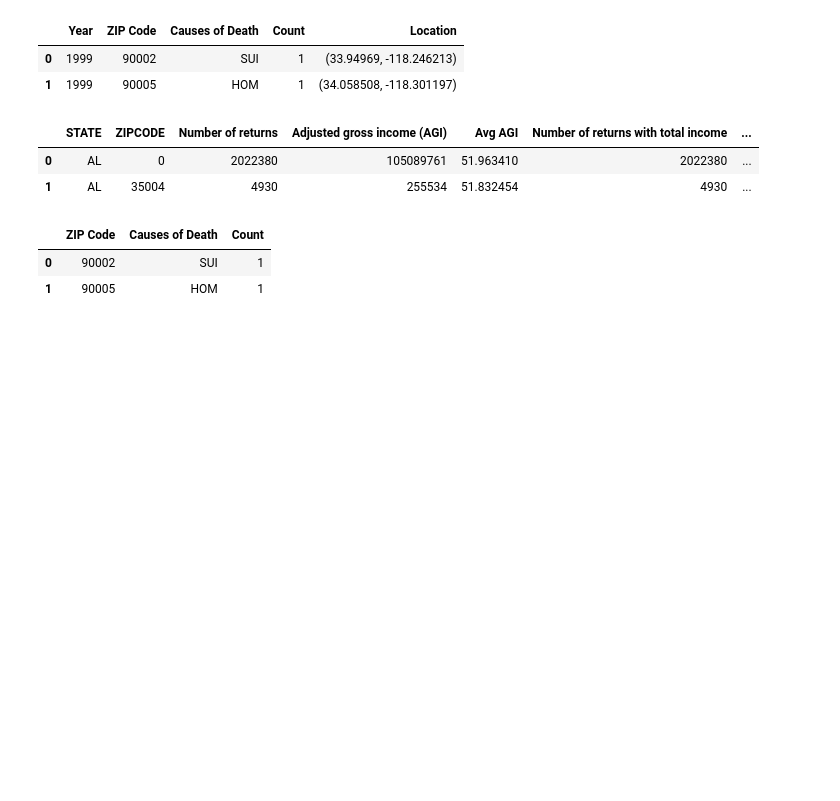
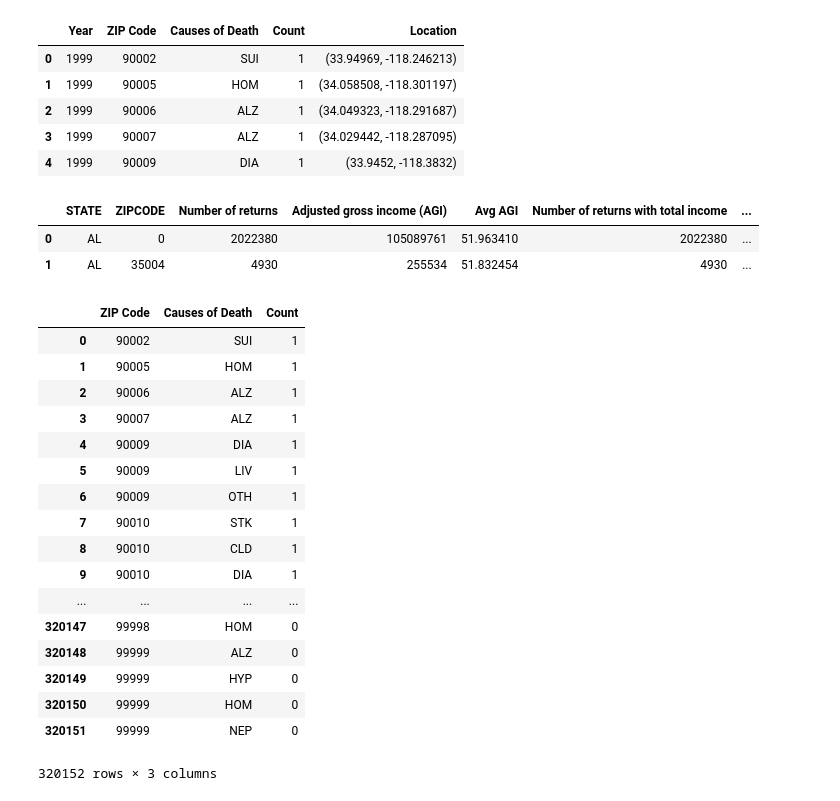
Before and after one commit to moutasemalakkad/etl_project, a Jupyter notebook: ETL.ipynb, the cells around one changed output. Saved outputs shown, nothing was run; the diff lists cells and outputs as text; code cells hidden in the pictures; blank space fills up the shorter version.

```diff
--- a/ETL.ipynb
+++ b/ETL.ipynb
@@ -4,11 +5,14 @@ import pandas as pd
 path_death = 'causes_of_death.csv'
 
 df_death = pd.read_csv(path_death)
-df_death.head(2)
+df_death.head()
 # %% [output]
 |  | Year | ZIP Code | Causes of Death | Count | Location |
 | 0 | 1999 | 90002 | SUI | 1 | (33.94969, -118.246213) |
 | 1 | 1999 | 90005 | HOM | 1 | (34.058508, -118.301197) |
+| 2 | 1999 | 90006 | ALZ | 1 | (34.049323, -118.291687) |
+| 3 | 1999 | 90007 | ALZ | 1 | (34.029442, -118.287095) |
+| 4 | 1999 | 90009 | DIA | 1 | (33.9452, -118.3832) |
 # %%
 path_income = 'irs_income_by_zip_code.csv'
 
@@ -20,10 +24,25 @@ df_income.head(2)
 | 1 | AL | 35004 | 4930 | 255534 | 51.832454 | 4930 | ... |
 # %%
 df_death_final = df_death[['ZIP Code','Causes of Death','Count']]
-df_death_final.head(2)
+df_death_final
 # %% [output]
 |  | ZIP Code | Causes of Death | Count |
 | 0 | 90002 | SUI | 1 |
 | 1 | 90005 | HOM | 1 |
+| 2 | 90006 | ALZ | 1 |
+| 3 | 90007 | ALZ | 1 |
+| 4 | 90009 | DIA | 1 |
+| 5 | 90009 | LIV | 1 |
+| 6 | 90009 | OTH | 1 |
+| 7 | 90010 | STK | 1 |
+| 8 | 90010 | CLD | 1 |
+| 9 | 90010 | DIA | 1 |
+| ... | ... | ... | ... |
+| 320147 | 99998 | HOM | 0 |
+| 320148 | 99999 | ALZ | 0 |
+| 320149 | 99999 | HYP | 0 |
+| 320150 | 99999 | HOM | 0 |
+| 320151 | 99999 | NEP | 0 |
+320152 rows × 3 columns
 # %%
 df_income_final = df_income[['ZIPCODE', 'Avg AGI']]
```
Also changed, not shown: parts of 6 cells of this notebook.
